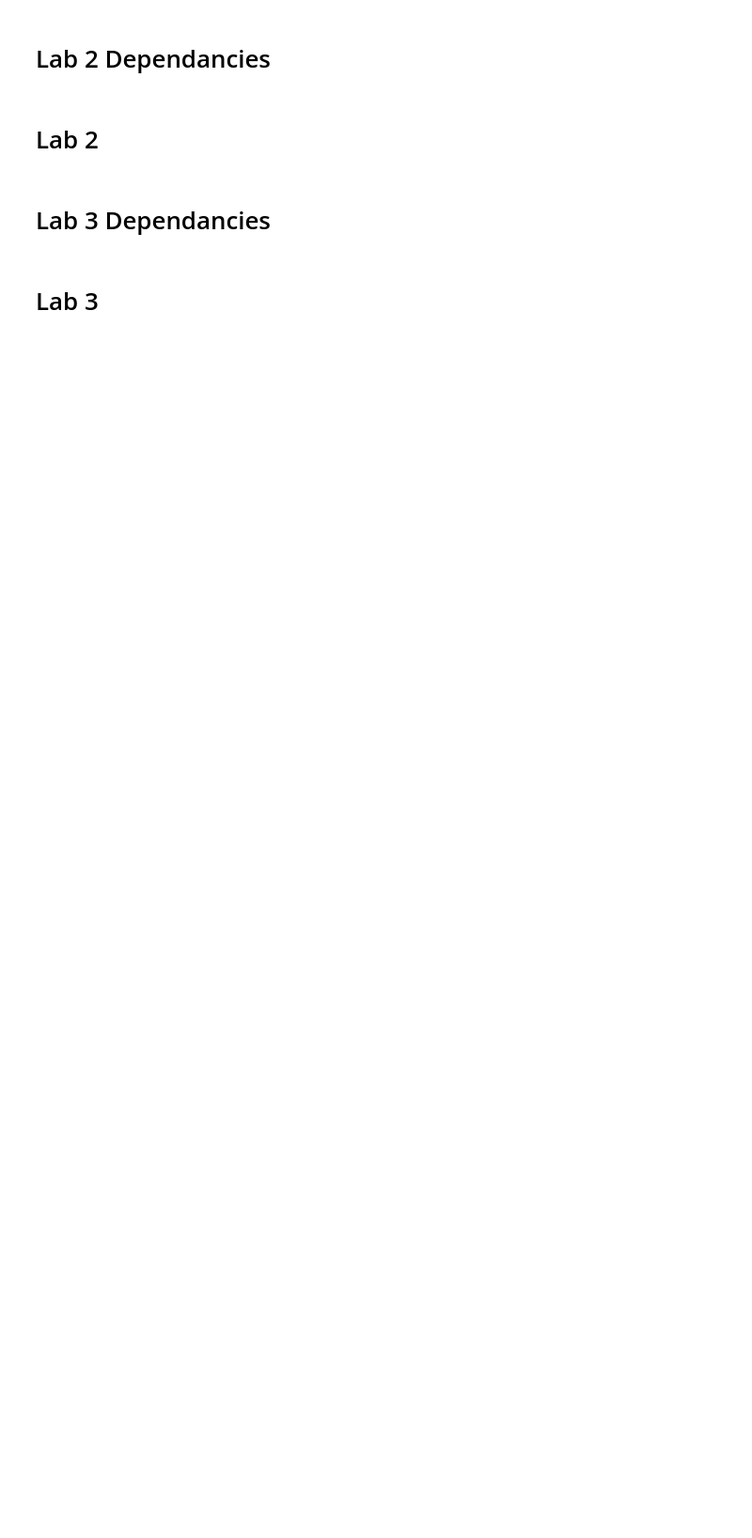
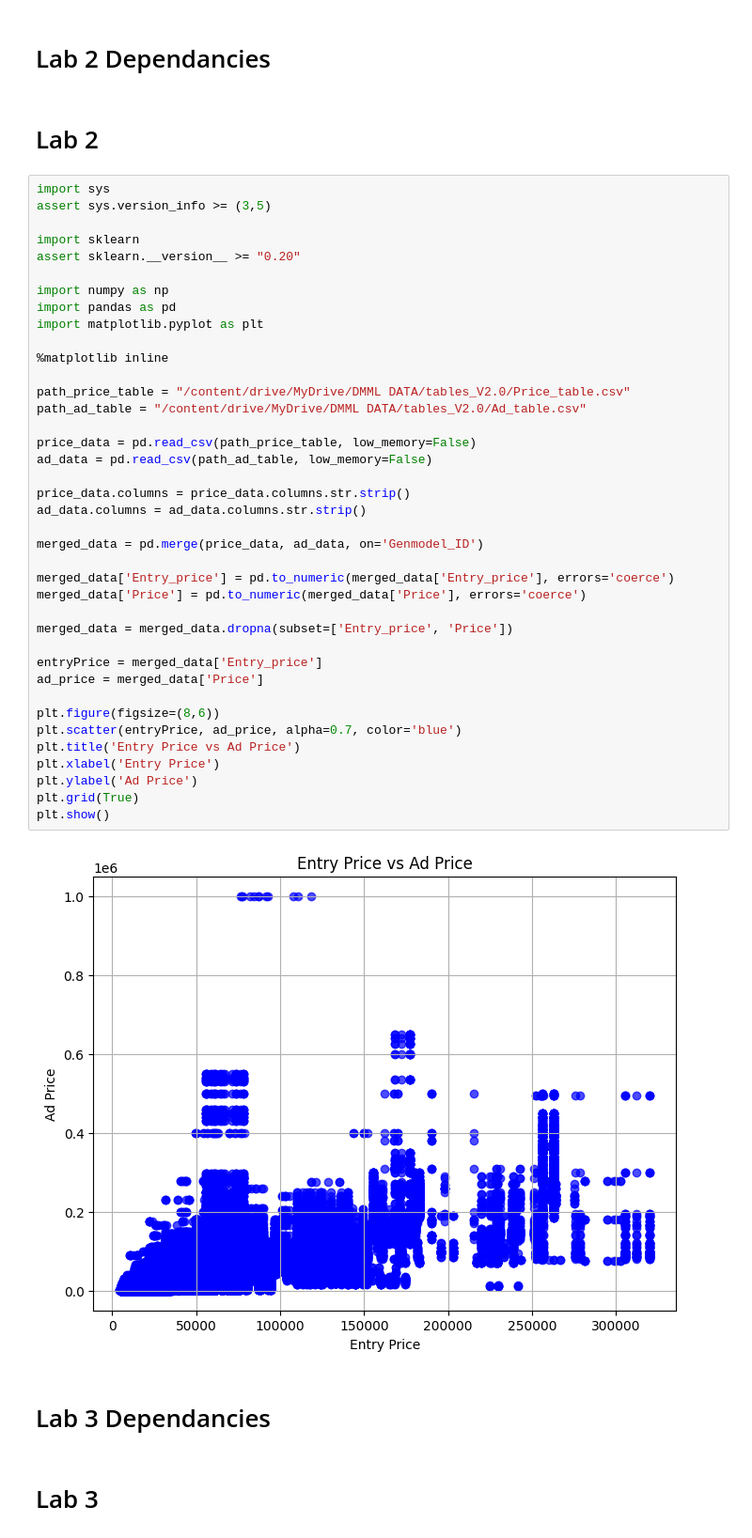
Before and after one commit to JCherry101/DMML-GROUP_12, a Jupyter notebook: DMML_GROUP_12.ipynb, the cells around one changed output. Shown: that part at 94% size. Cells and saved outputs as stored; diff of their text form; blank space fills up the shorter version.

```diff
--- a/DMML_GROUP_12.ipynb
+++ b/DMML_GROUP_12.ipynb
@@ -51,6 +42,47 @@ import matplotlib.pyplot as plt
 # Lab 2 Dependancies
 # %% [markdown]
 # Lab 2
+# %%
+import sys
+assert sys.version_info >= (3,5)
+
+import sklearn
+assert sklearn.__version__ >= "0.20"
+
+import numpy as np
+import pandas as pd
+import matplotlib.pyplot as plt
+
+%matplotlib inline
+
+path_price_table = "/content/drive/MyDrive/DMML DATA/tables_V2.0/Price_table.csv"
+path_ad_table = "/content/drive/MyDrive/DMML DATA/tables_V2.0/Ad_table.csv"
+
+price_data = pd.read_csv(path_price_table, low_memory=False)
+ad_data = pd.read_csv(path_ad_table, low_memory=False)
+
+price_data.columns = price_data.columns.str.strip()
+ad_data.columns = ad_data.columns.str.strip()
+
+merged_data = pd.merge(price_data, ad_data, on='Genmodel_ID')
+
+merged_data['Entry_price'] = pd.to_numeric(merged_data['Entry_price'], errors='coerce')
+merged_data['Price'] = pd.to_numeric(merged_data['Price'], errors='coerce')
+
+merged_data = merged_data.dropna(subset=['Entry_price', 'Price'])
+
+entryPrice = merged_data['Entry_price']
+ad_price = merged_data['Price']
+
+plt.figure(figsize=(8,6))
+plt.scatter(entryPrice, ad_price, alpha=0.7, color='blue')
+plt.title('Entry Price vs Ad Price')
+plt.xlabel('Entry Price')
+plt.ylabel('Ad Price')
+plt.grid(True)
+plt.show()
+# %% [output]
+[figure, added]
 # %% [markdown]
 # Lab 3 Dependancies
 # %% [markdown]
```
Also changed, not shown: parts of 7 cells of this notebook.
